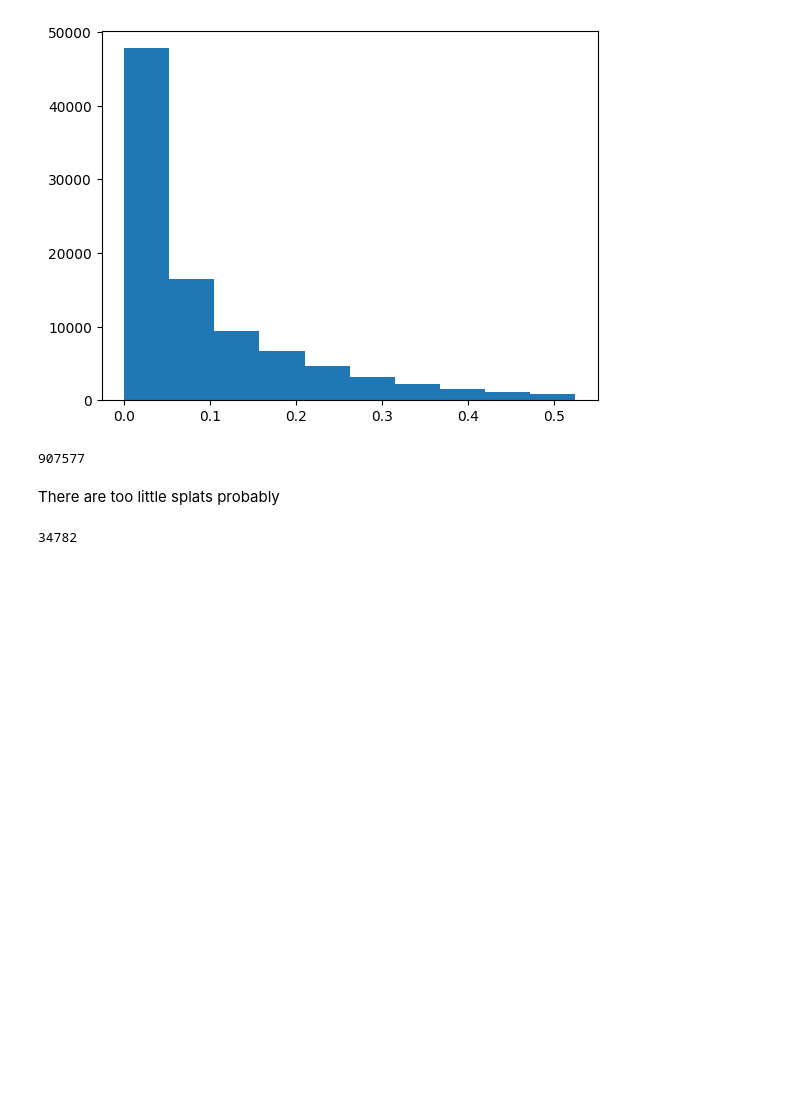
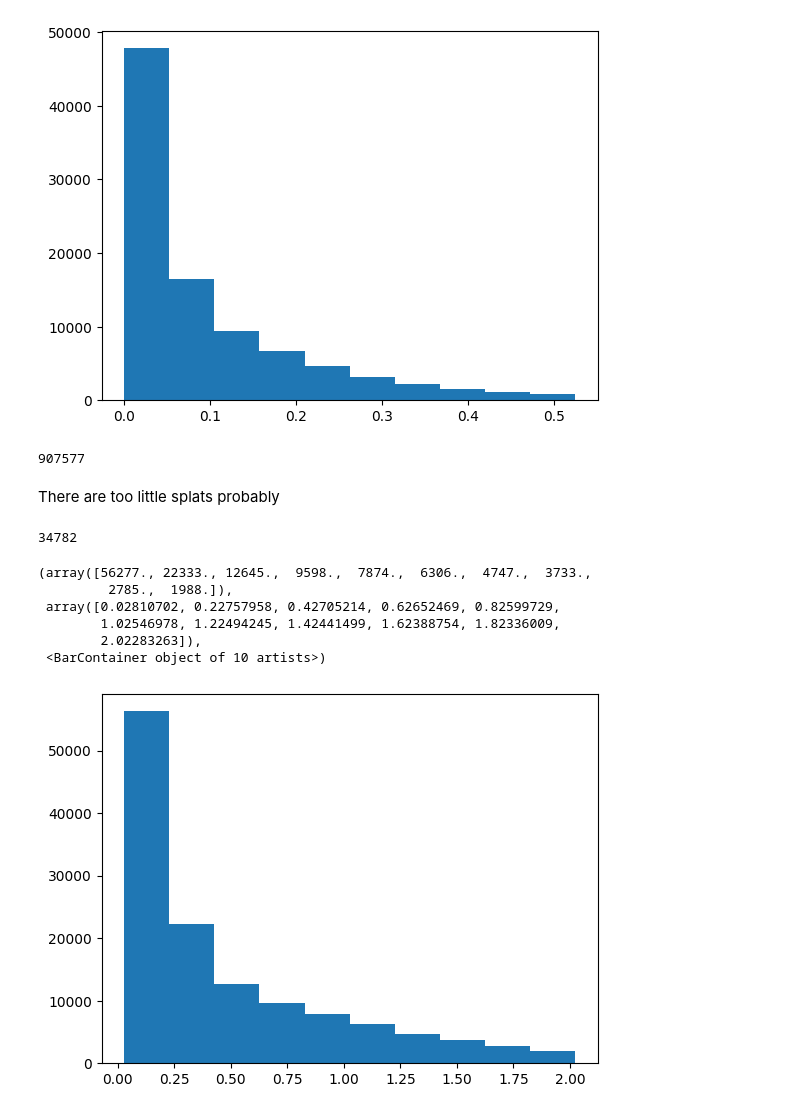
Before and after one commit to farqlia/urban-3d-reconstruction, a Jupyter notebook: notebooks/Model Examination.ipynb, the cells around one changed output. Cells and saved outputs as stored; diff of their text form; code cells hidden in the pictures; blank space fills up the shorter version.

```diff
--- a/notebooks/Model Examination.ipynb
+++ b/notebooks/Model Examination.ipynb
@@ -6,8 +6,9 @@ import pyntcloud
 import pandas as pd
 import matplotlib.pyplot as plt
 # %%
-building_model = pyntcloud.PyntCloud.from_file("../results/south-building/model.ply")
-city_model = pyntcloud.PyntCloud.from_file("../results/small_city_road_down_test/epochs_200_000/model.ply")
+building_model = pyntcloud.PyntCloud.from_file("../results/south-building/epochs_30_000/model.ply")
+city_model = pyntcloud.PyntCloud.from_file("../results/small_city_road_down_test/sfm/epochs_200_000/model.ply")
+city_model_2 = pyntcloud.PyntCloud.from_file("../results/small_city_road_outside-d2x/cat/small_city_model.ply")
 # %%
 building_model.points.columns
 # %% [output]
@@ -60,3 +61,15 @@ There are too little splats probably
 len(city_model.points)
 # %% [output]
 34782
+# %%
+c2_scales = np.exp(np.concatenate([city_model_2.points['s0'], city_model_2.points['s1'], city_model_2.points['s2']]))
+# %%
+plt.hist(c2_scales[(c2_scales < np.percentile(c2_scales, 95)) & (c2_scales > np.percentile(c2_scales, 5))])
+# %% [output]
+(array([56277., 22333., 12645.,  9598.,  7874.,  6306.,  4747.,  3733.,
+         2785.,  1988.]),
+ array([0.02810702, 0.22757958, 0.42705214, 0.62652469, 0.82599729,
+        1.02546978, 1.22494245, 1.42441499, 1.62388754, 1.82336009,
+        2.02283263]),
+ <BarContainer object of 10 artists>)
+[figure, added]
```
Also changed, not shown: parts of 5 cells of this notebook, 1 other file.
